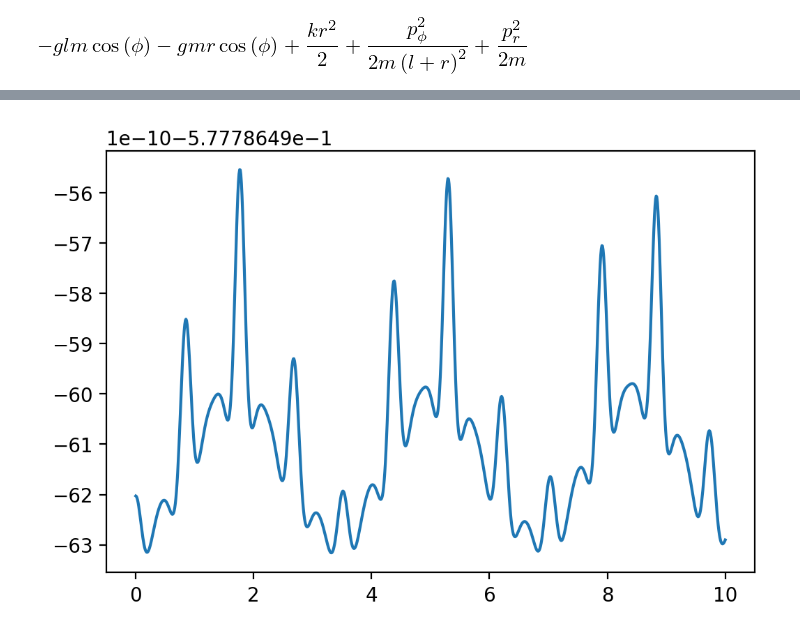
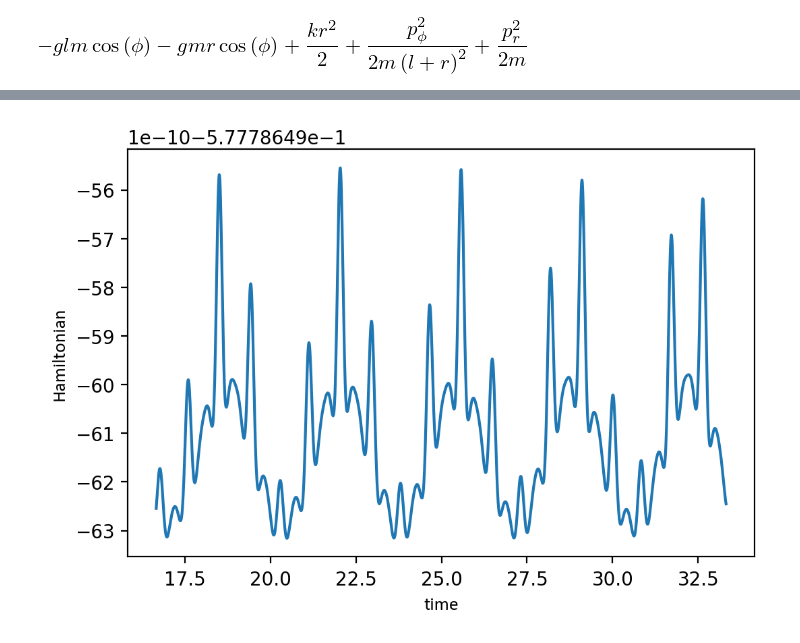
Before and after one commit to MarkusLohmayer/master-thesis-code, a Jupyter notebook: spring_pendulum.ipynb, the cells around one changed output, grey strips where cells are left out. Saved outputs shown, nothing was run; the diff lists cells and outputs as text; code cells hidden in the pictures.

```diff
--- a/spring_pendulum.ipynb
+++ b/spring_pendulum.ipynb
@@ -86,5 +91,10 @@ energy[-1] - energy[0]
-# %%
-fig, ax = plt.subplots(dpi=200)
-ax.plot(time, energy);
-# %% [output]
-[figure, removed]
+# %%
+K = int(len(time) / 3)
+font = {'fontname':'Calibri'}
+fig, ax = plt.subplots(dpi=200)
+ax.set_xlabel("time", **font)
+ax.set_ylabel("Hamiltonian", **font)
+ax.plot(time[K:2*K], energy[K:2*K]);
+fig.savefig("discrete_energy_conservation.pdf")
+# %% [output]
+[figure, added]
```
Also changed, not shown: parts of 5 cells of this notebook, 9 other files.
